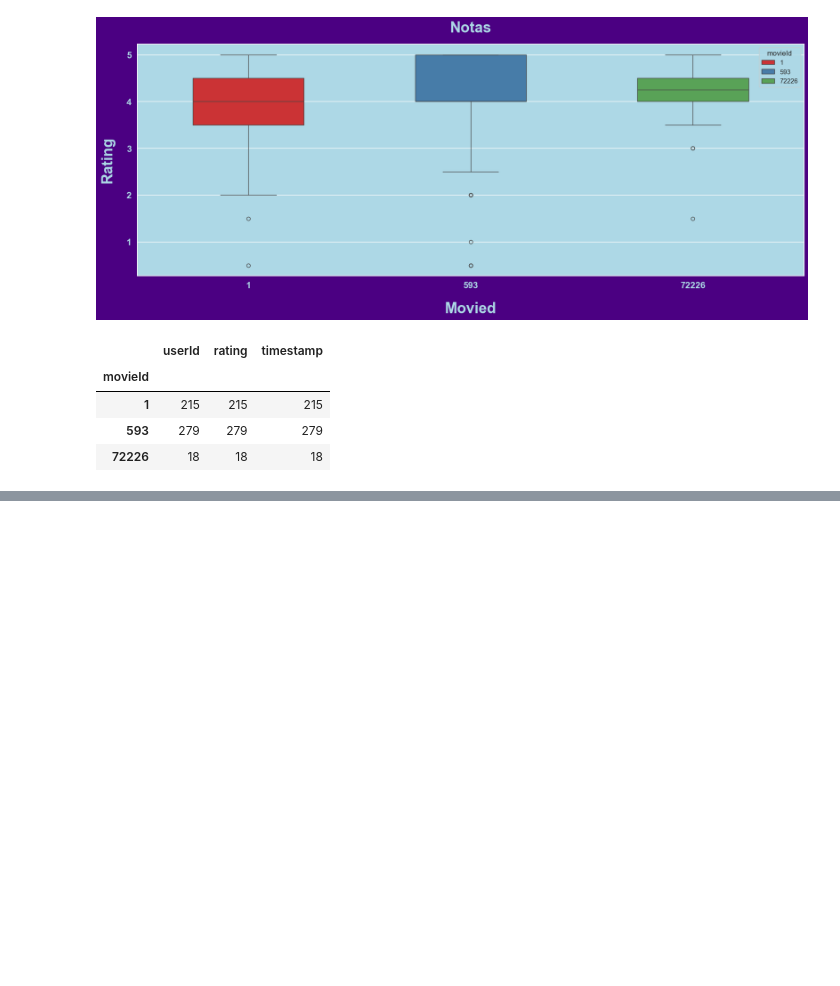
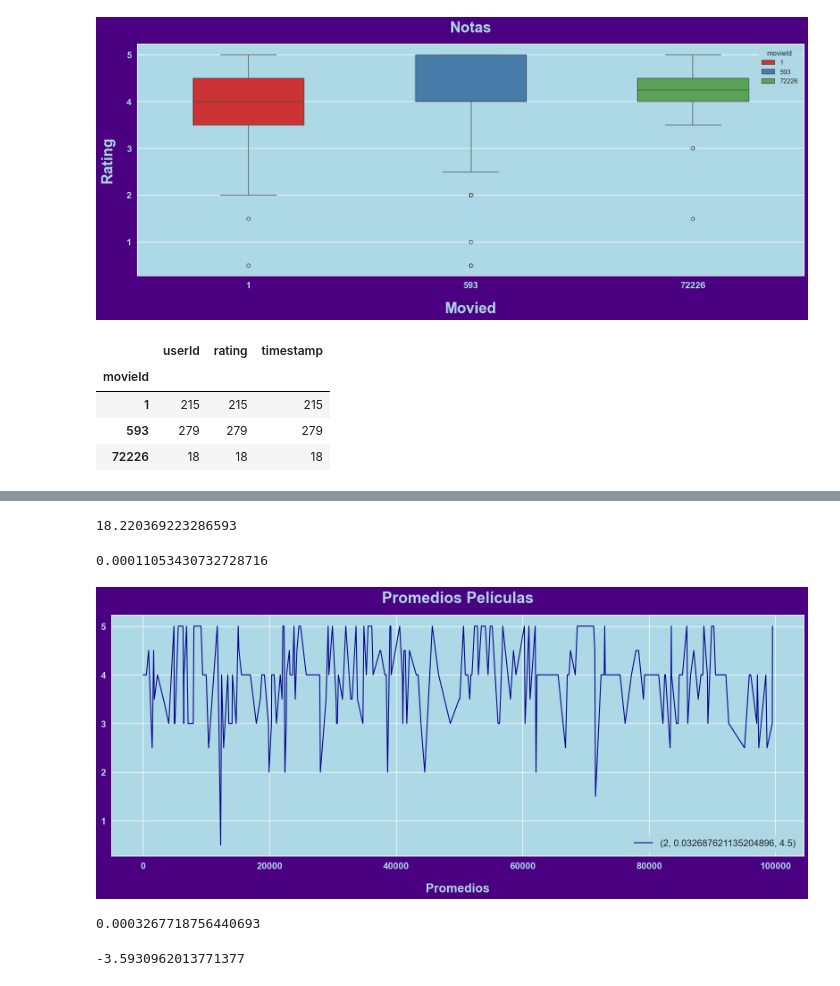
Before and after one commit to Wanves/PythonDataScience, a Jupyter notebook: Data Science Introducción a Tests Estadísticos con Python/Untitled-1.ipynb, the cells around one changed output, grey strips where cells are left out. Cells and saved outputs as stored; diff of their text form; code cells hidden in the pictures; blank space fills up the shorter version.

```diff
--- a/Data Science Introducción a Tests Estadísticos con Python/Untitled-1.ipynb
+++ b/Data Science Introducción a Tests Estadísticos con Python/Untitled-1.ipynb
@@ -992,0 +1023,14 @@ notas.query('movieId in (1,593,72226)').groupby('movieId').count()
+# %%
+def grafico():
+    sns.set(rc={"axes.facecolor": "lightblue", "figure.facecolor": "indigo"})
+    ax = sns.displot(tmdb['vote_average'],kde=True,color='darkblue',  edgecolor='k');
+    ax.figure.set_size_inches(20,7)
+    plt.title('Gráfico de distribución del Promedio de notas Tmdb', fontsize=25, color='lightblue', fontweight='bold', pad=20)
+    # ax.set_titles('Tmdb', fontsize=25, color='lightblue', fontweight='bold', pad=20)
+    ax.set_xlabels('Nota Promedio', fontsize=25, color='lightblue', fontweight='bold', labelpad=20)
+    ax.set_ylabels('Frecuencia',fontsize=25, color='lightblue', fontweight='bold', labelpad=20)
+    plt.xticks(color='lightblue', size=15, fontweight='bold')
+    plt.yticks(color='lightblue', size=15, fontweight='bold')
+    plt.legend(tmdb['vote_average'])
+    plt.show()
+grafico()
@@ -992,0 +1039,14 @@ notas.query('movieId in (1,593,72226)').groupby('movieId').count()
+# %%
+def grafico():
+    sns.set(rc={"axes.facecolor": "lightblue", "figure.facecolor": "indigo"})
+    ax = sns.displot(data=nota_promedio_por_pelicula_10_o_mas_votos.values,color='darkblue', kde=True, edgecolor='k', bins=50);
+    ax.figure.set_size_inches(20,7)
+    plt.title('Gráfico de Distribución de la cantidad de Votos TMDB', fontsize=25, color='lightblue', fontweight='bold', pad=20)
+    # ax.set_titles('Tmdb', fontsize=25, color='lightblue', fontweight='bold', pad=20)
+    ax.set_xlabels('Cantidad de Votos', fontsize=25, color='lightblue', fontweight='bold', labelpad=20)
+    ax.set_ylabels('Density',fontsize=25, color='lightblue', fontweight='bold', labelpad=20)
+    plt.xticks(color='lightblue', size=15, fontweight='bold')
+    plt.yticks(color='lightblue', size=15, fontweight='bold')
+    # plt.legend(tmdb_10_o_mas_votos)
+    plt.show()
+grafico()
@@ -992,0 +1059,22 @@ notas.query('movieId in (1,593,72226)').groupby('movieId').count()
+# %%
+stat
+# %% [output]
+18.220369223286593
+# %%
+p
+# %% [output]
+0.00011053430732728716
+# %%
+def grafico():
+    plt.figure(figsize=(20,7), facecolor='indigo')
+    plt.plot(notas1.rating,color='darkblue')
+    plt.title('Promedios Películas', size= 25, color='lightblue', fontweight='bold', pad=20)
+    plt.xlabel('Promedios', size= 20, color='lightblue', fontweight='bold',labelpad=20)
+    # plt.ylabel('Y', size= 20, color='lightblue', fontweight='bold',labelpad=20)
+    plt.xticks(color='lightblue', size=15, fontweight='bold')
+    plt.yticks(color='lightblue', size=15, fontweight='bold')
+    plt.legend(promedios, loc='best', fontsize=15)
+    plt.show()
+grafico()
+# %% [output]
+[figure, added]
@@ -992,0 +1085,8 @@ notas.query('movieId in (1,593,72226)').groupby('movieId').count()
+# %%
+p
+# %% [output]
+0.0003267718756440693
+# %%
+stat
+# %% [output]
+-3.5930962013771377
```
Also changed, not shown: parts of 12 cells of this notebook.
